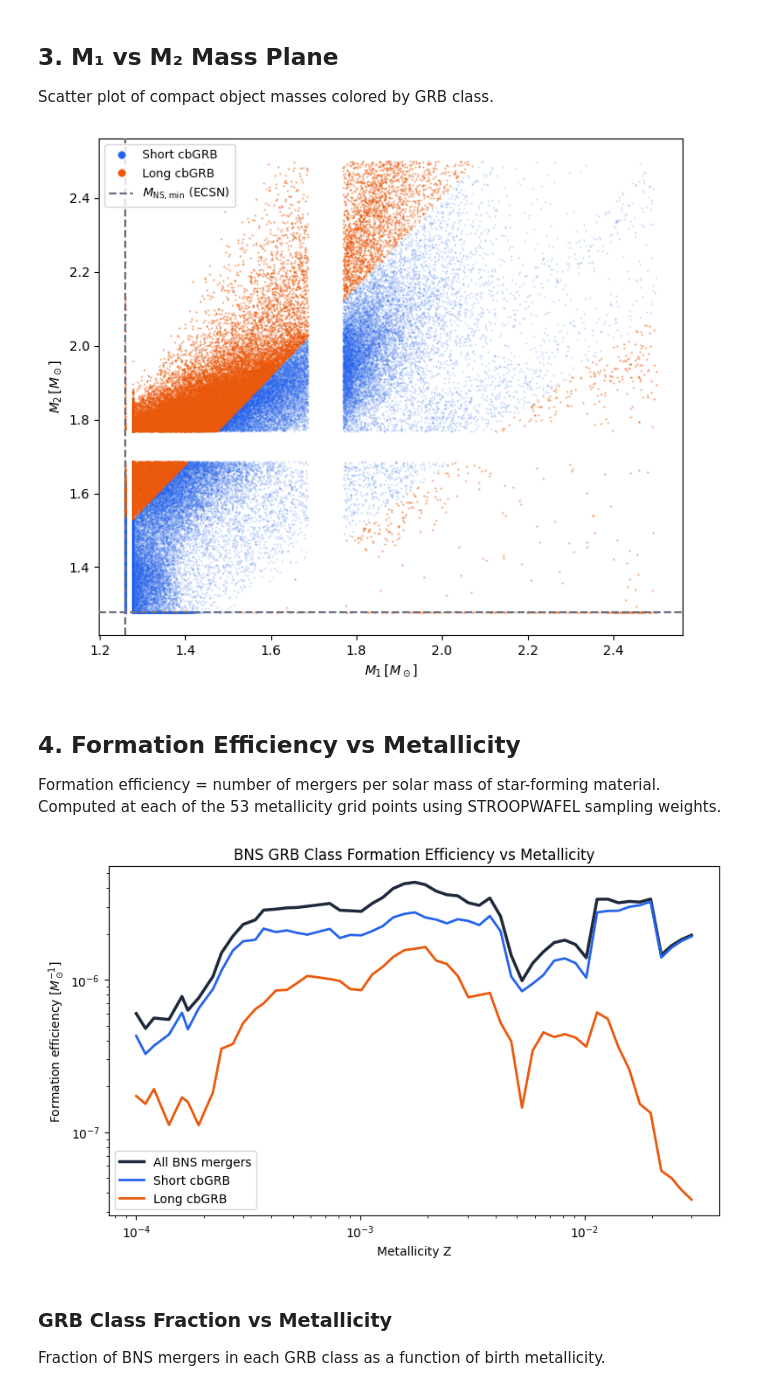
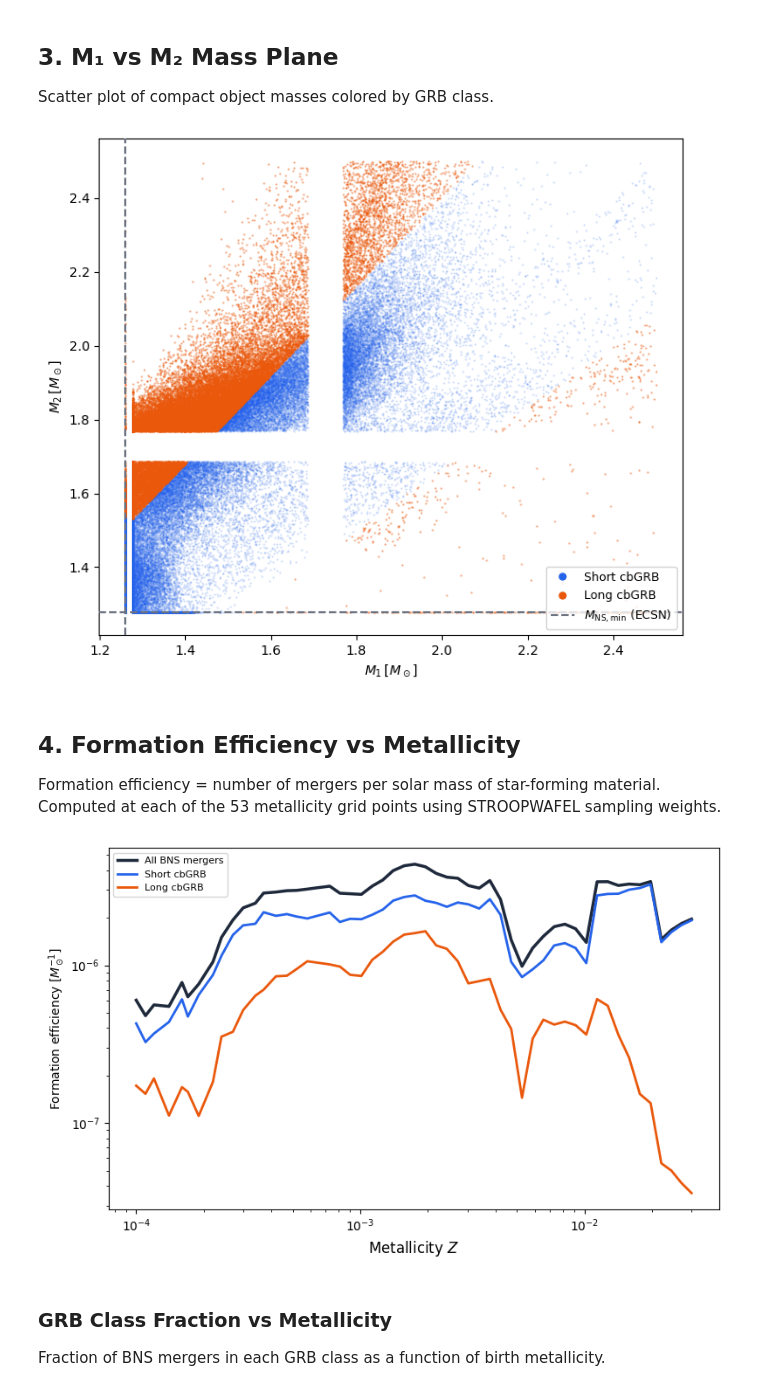
Before and after one commit to jorodgrz/GRBproject, a Jupyter notebook: GRB_BNS.ipynb, the cells around one changed output. Cells and saved outputs as stored; diff of their text form; code cells hidden in the pictures.

```diff
--- a/GRB_BNS.ipynb
+++ b/GRB_BNS.ipynb
@@ -101,13 +101,13 @@ ax.legend(handles=[
            markersize=7, label='Long cbGRB'),
     Line2D([0],[0], color='#6B7280', lw=1.5, ls='--',
            label=r'$M_\mathrm{NS,min}$ (ECSN)'),
-], fontsize=9)
+], fontsize=9, loc='lower right')
 plt.tight_layout()
 plt.savefig('/Users/josephrodriguez/research visualization/plots/bns_mass_plane.png',
             dpi=150, bbox_inches='tight')
 plt.show()
 # %% [output]
-[figure, old version]
+[figure, new version]
 # %% [markdown]
 ## 4. Formation Efficiency vs Metallicity
 
@@ -143,21 +143,20 @@ for i, Z in enumerate(metallicityGrid):
 # %%
 fig, ax = plt.subplots(figsize=(8, 5))
 
 ax.plot(metallicityGrid, eff_total, color='#1E293B',      lw=2.5, label='All BNS mergers')
 ax.plot(metallicityGrid, eff_short, color='#2563EB',  lw=2,   label='Short cbGRB')
 ax.plot(metallicityGrid, eff_long,  color='#EA580C', lw=2,   label='Long cbGRB')
 
 ax.set_xscale('log')
 ax.set_yscale('log')
-ax.set_xlabel('Metallicity Z')
+ax.set_xlabel('Metallicity $Z$', fontsize=12)
 ax.set_ylabel(r'Formation efficiency $[M_\odot^{-1}]$')
-ax.set_title('BNS GRB Class Formation Efficiency vs Metallicity')
-ax.legend()
+ax.legend(fontsize=8, loc='upper left')
 plt.tight_layout()
 plt.savefig('/Users/josephrodriguez/research visualization/plots/bns_formation_efficiency.png', dpi=150, bbox_inches='tight')
 plt.show()
 # %% [output]
-[figure, old version]
+[figure, new version]
 # %% [markdown]
 ### GRB Class Fraction vs Metallicity
 
```
Also changed, not shown: parts of 6 cells of this notebook, 21 other files.
